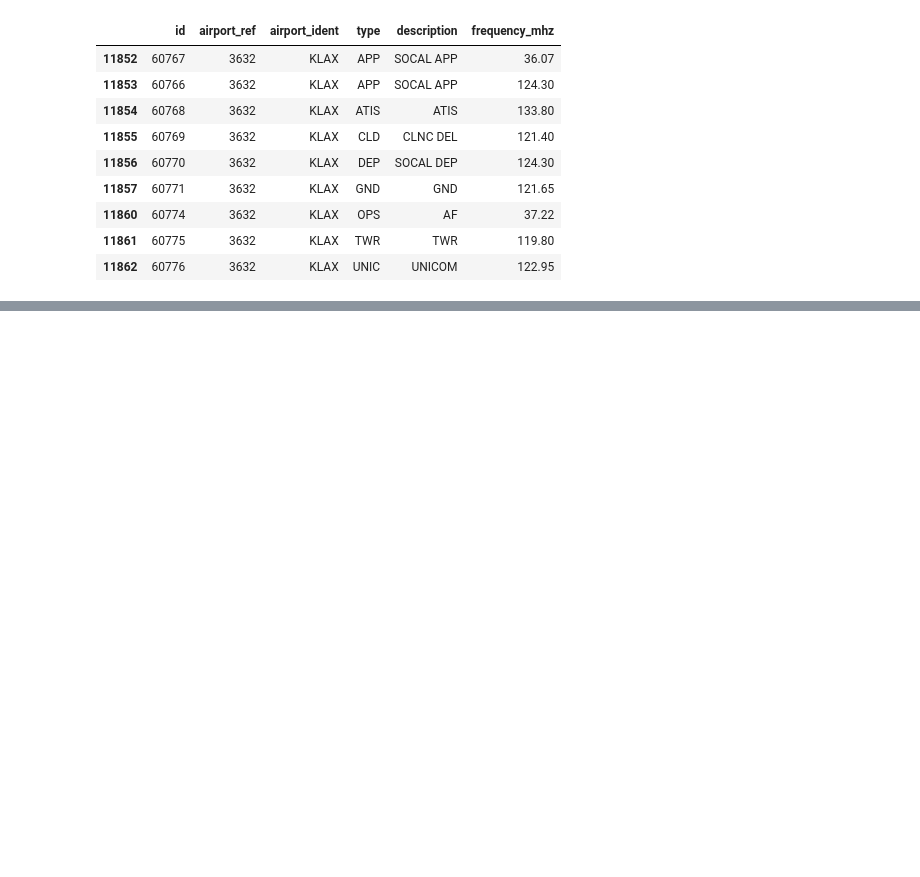
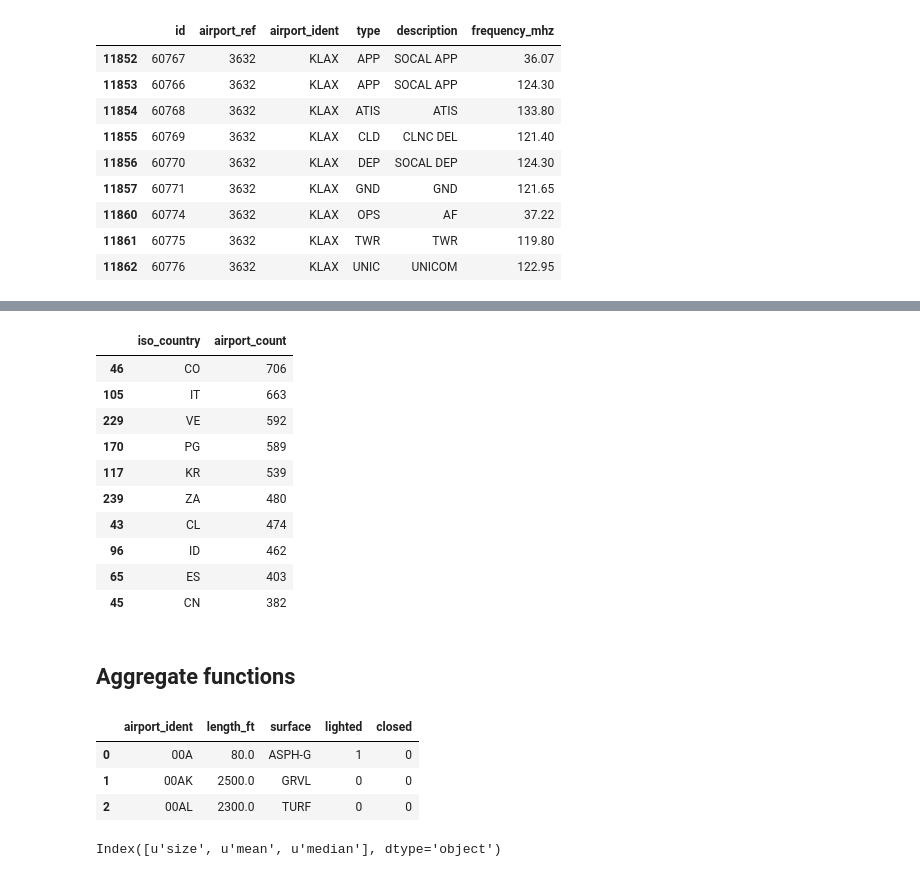
Before and after one commit to j-bennet/talks, a Jupyter notebook: 2018/sqlpandas/explore.ipynb, the cells around one changed output, grey strips where cells are left out. Saved outputs shown, nothing was run; the diff lists cells and outputs as text; code cells hidden in the pictures; blank space fills up the shorter version.

```diff
--- a/2018/sqlpandas/explore.ipynb
+++ b/2018/sqlpandas/explore.ipynb
@@ -480,0 +516,22 @@ lax_freq.drop(lax_freq.index[6:8])
+# %%
+# next 10 after top 10
+"""
+select iso_country from by_country
+order by size desc
+limit 10 offset 10
+"""
+by_country.nlargest(10+10, columns='airport_count').tail(10)
+# %% [output]
+|  | iso_country | airport_count |
+| 46 | CO | 706 |
+| 105 | IT | 663 |
+| 229 | VE | 592 |
+| 170 | PG | 589 |
+| 117 | KR | 539 |
+| 239 | ZA | 480 |
+| 43 | CL | 474 |
+| 96 | ID | 462 |
+| 65 | ES | 403 |
+| 45 | CN | 382 |
+# %% [markdown]
+## Aggregate functions
@@ -480,0 +541,7 @@ lax_freq.drop(lax_freq.index[6:8])
+# %%
+runways.head(3)
+# %% [output]
+|  | airport_ident | length_ft | surface | lighted | closed |
+| 0 | 00A | 80.0 | ASPH-G | 1 | 0 |
+| 1 | 00AK | 2500.0 | GRVL | 0 | 0 |
+| 2 | 00AL | 2300.0 | TURF | 0 | 0 |
@@ -480,0 +557,6 @@ lax_freq.drop(lax_freq.index[6:8])
+# %%
+
+df.columns = df.columns.droplevel(0)
+df.columns
+# %% [output]
+Index([u'size', u'mean', u'median'], dtype='object')
```
Also changed, not shown: parts of 8 cells of this notebook, 6 other files.
